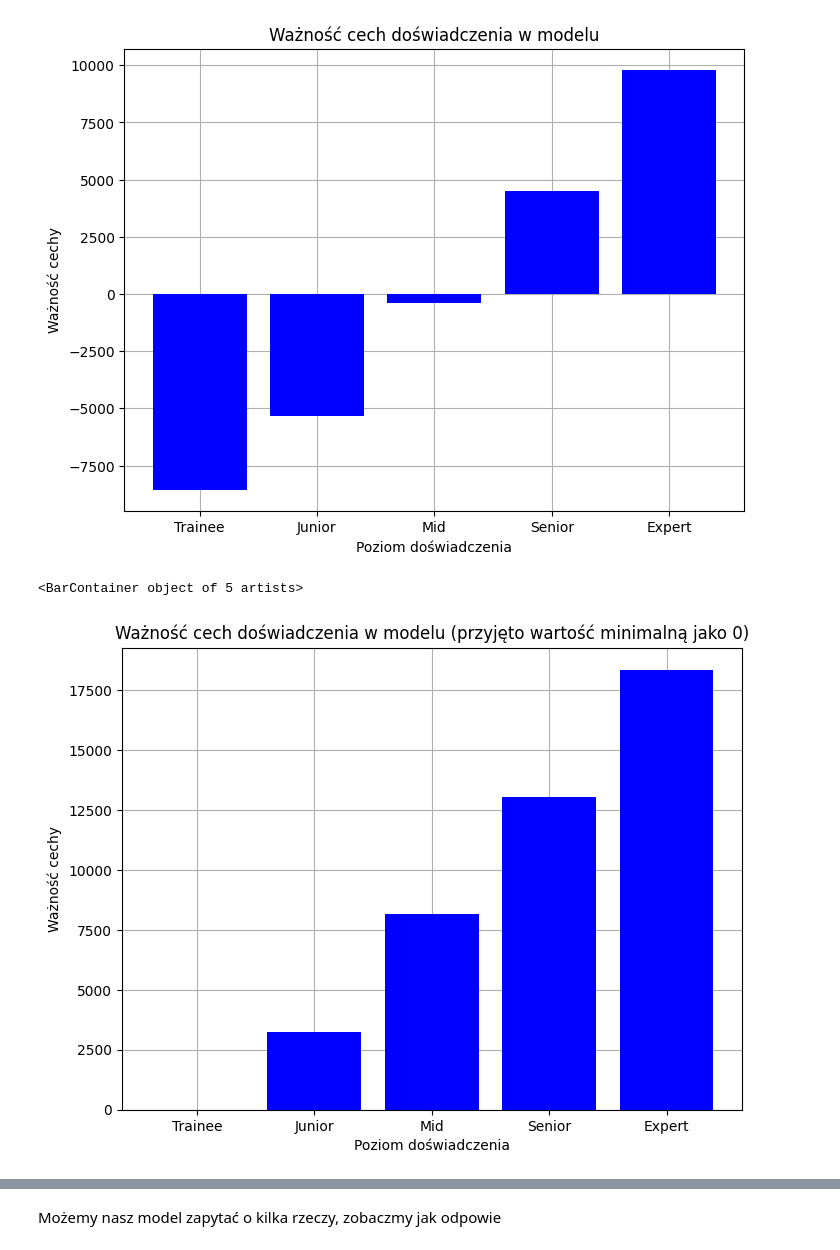
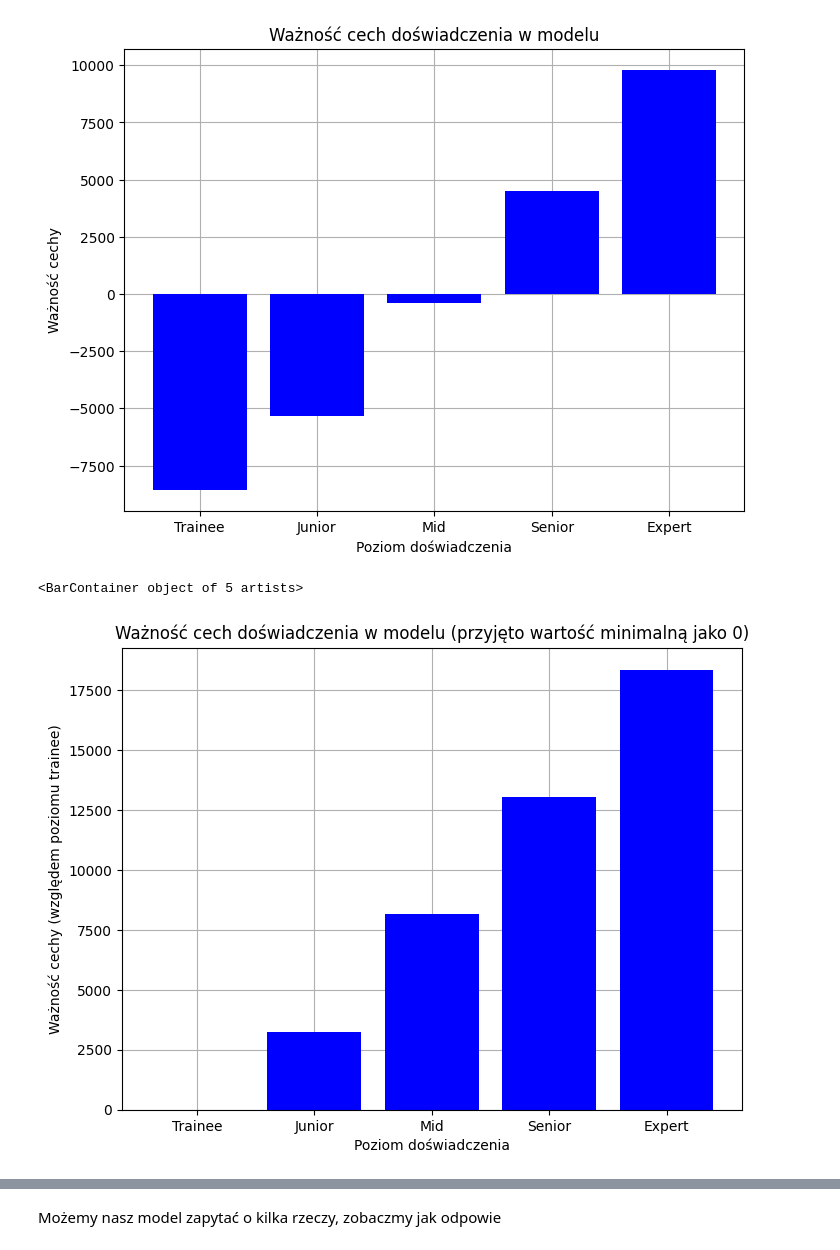
Before and after one commit to protectedvoid21/StudiaRepo, a Jupyter notebook: Semestr 4/Metody Systemowe i Decyzyjne/Laboratorium/Projekt/projekt.ipynb, the cells around one changed output, grey strips where cells are left out. Saved outputs shown, nothing was run; the diff lists cells and outputs as text; code cells hidden in the pictures.

```diff
--- a/Semestr 4/Metody Systemowe i Decyzyjne/Laboratorium/Projekt/projekt.ipynb
+++ b/Semestr 4/Metody Systemowe i Decyzyjne/Laboratorium/Projekt/projekt.ipynb
@@ -385,6 +386,7 @@ from sklearn.model_selection import train_test_split
 from sklearn.linear_model import LinearRegression
 from sklearn.preprocessing import OneHotEncoder
 from sklearn.compose import ColumnTransformer
+from sklearn.metrics import mean_squared_error
 from sklearn.pipeline import Pipeline
 import matplotlib.pyplot as plt
 
@@ -411,7 +413,10 @@ def generate_model(df, dest, categorical_features, numerical_features):
 
     y_pred = model.predict(X_test)
 
-    print('Score: ', model.score(X_test, y_test))
+    print(f'Współczynnik determinacji: {model.score(X_test, y_test):.3f}')
+    mse_value = mean_squared_error(y_test, y_pred)
+    print("Błąd średniokwadratowy (MSE): %.2f" % mse_value)
+    print("Pierwiastek błędu średniokwadratowego (RMSE): %.2f" % np.sqrt(mse_value))
 
     plt.figure(figsize=(10, 10))
     plt.scatter(y_test, y_pred, alpha=0.3, color=chart_color)
@@ -673,15 +643,15 @@ plt.bar(exp_feature.index, exp_feature['Importance'], color=chart_color)
 # %%
 min_val = exp_feature['Importance'].min()
 exp_feature['Importance'] = exp_feature['Importance'] + abs(min_val)
 
 plt.figure(figsize=(8, 6))
 plt.xlabel('Poziom doświadczenia')
-plt.ylabel('Ważność cechy')
+plt.ylabel('Ważność cechy (względem poziomu trainee)')
 plt.title('Ważność cech doświadczenia w modelu (przyjęto wartość minimalną jako 0)')
 plt.bar(exp_feature.index, exp_feature['Importance'], color=chart_color)
 # %% [output]
 <BarContainer object of 5 artists>
-[figure, old version]
+[figure, new version]
 # %%
 zero_salary_df = prepare_dataframe(records)
 zero_salary_df = zero_salary_df[zero_salary_df['MidSalary'] == 0]
```
Also changed, not shown: parts of 8 cells of this notebook, 23 other files.
